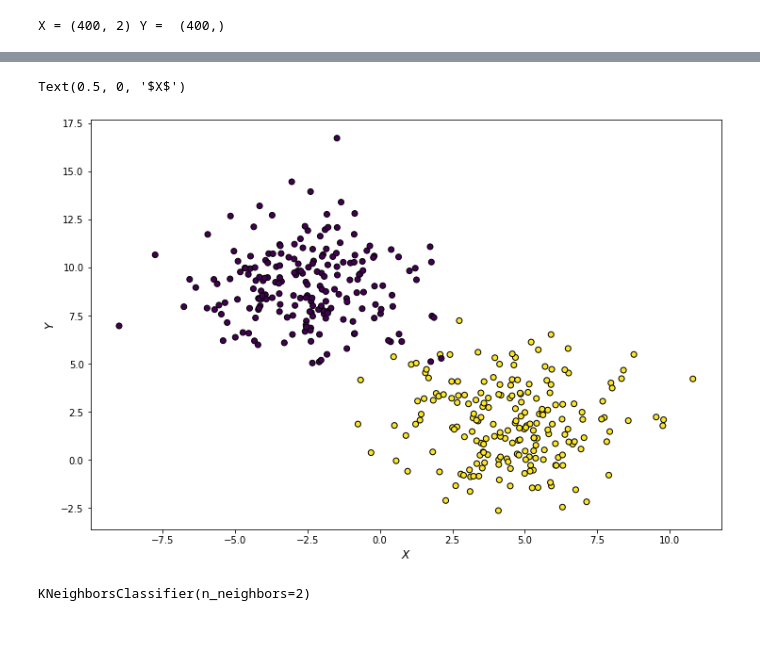
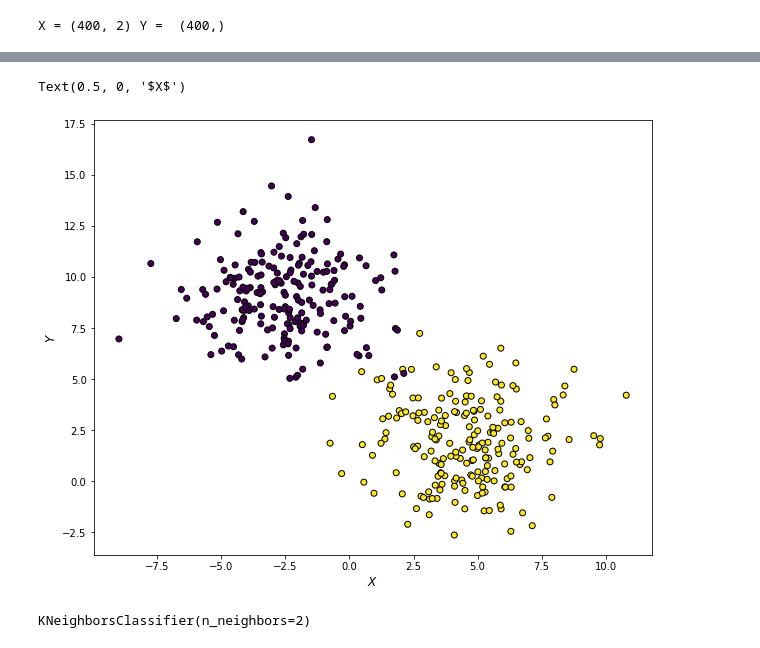
Before and after one commit to Timgrau/Machinelearning, a Jupyter notebook: Classification/Nearest-Neighbors.ipynb, the cells around one changed output, grey strips where cells are left out. Saved outputs shown, nothing was run; the diff lists cells and outputs as text; code cells hidden in the pictures.

```diff
--- a/Classification/Nearest-Neighbors.ipynb
+++ b/Classification/Nearest-Neighbors.ipynb
@@ -24,12 +41,12 @@ print(Y_blobs[:10])
 # %%
 # Visualize the data
 
-plt.figure(figsize=(12, 8))
+plt.figure(figsize=(10, 8))
 plt.scatter(X_blobs[:, 0], X_blobs[:, 1], c=Y_blobs, edgecolor="black")
 plt.ylabel("$Y$", size=12)
 plt.xlabel("$X$", size=12)
 # %% [output]
 Text(0.5, 0, '$X$')
-[figure, old version]
+[figure, new version]
 # %%
 # Use K-Nearest-Neighbor
```
Also changed, not shown: parts of 17 cells of this notebook.
